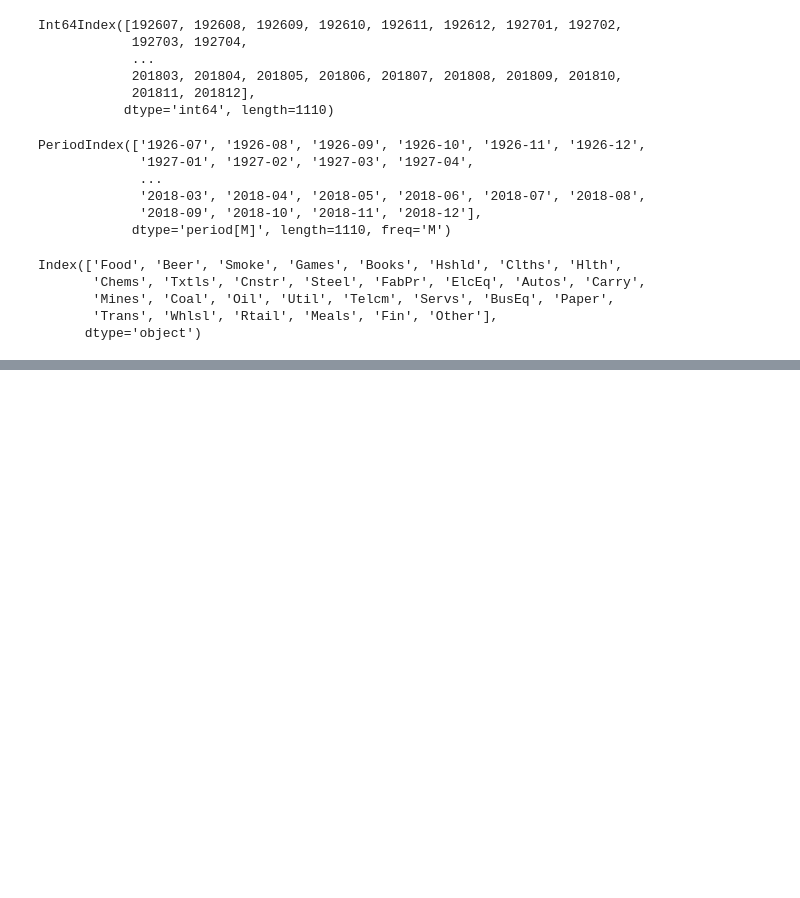
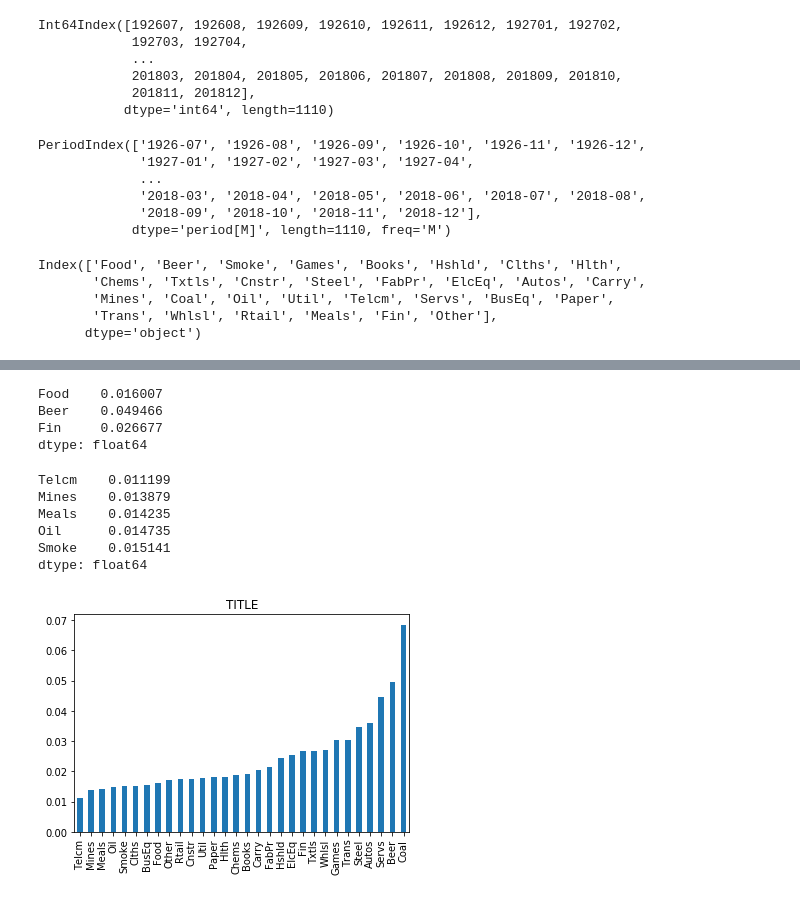
Before and after one commit to allaccountstaken/risk_toolkit, a Jupyter notebook: frontier.ipynb, the cells around one changed output, grey strips where cells are left out. Cells and saved outputs as stored; diff of their text form; code cells hidden in the pictures; blank space fills up the shorter version.

```diff
--- a/frontier.ipynb
+++ b/frontier.ipynb
@@ -44,0 +70,22 @@ Index(['Food', 'Beer', 'Smoke', 'Games', 'Books', 'Hshld', 'Clths', 'Hlth',
+# %%
+cols_to_select = ['Food', 'Beer', "Fin"]
+rk.var_gaussian(ind[cols_to_select], modified=True)
+# %% [output]
+Food    0.016007
+Beer    0.049466
+Fin     0.026677
+dtype: float64
+# %%
+rk.var_gaussian(ind, modified=True).sort_values().head()
+# %% [output]
+Telcm    0.011199
+Mines    0.013879
+Meals    0.014235
+Oil      0.014735
+Smoke    0.015141
+dtype: float64
+# %%
+rk.var_gaussian(ind, modified=True).sort_values().plot.bar(title="TITLE")
+plt.show()
+# %% [output]
+[figure, added]
```
Also changed, not shown: parts of 6 cells of this notebook, 2 other files.
